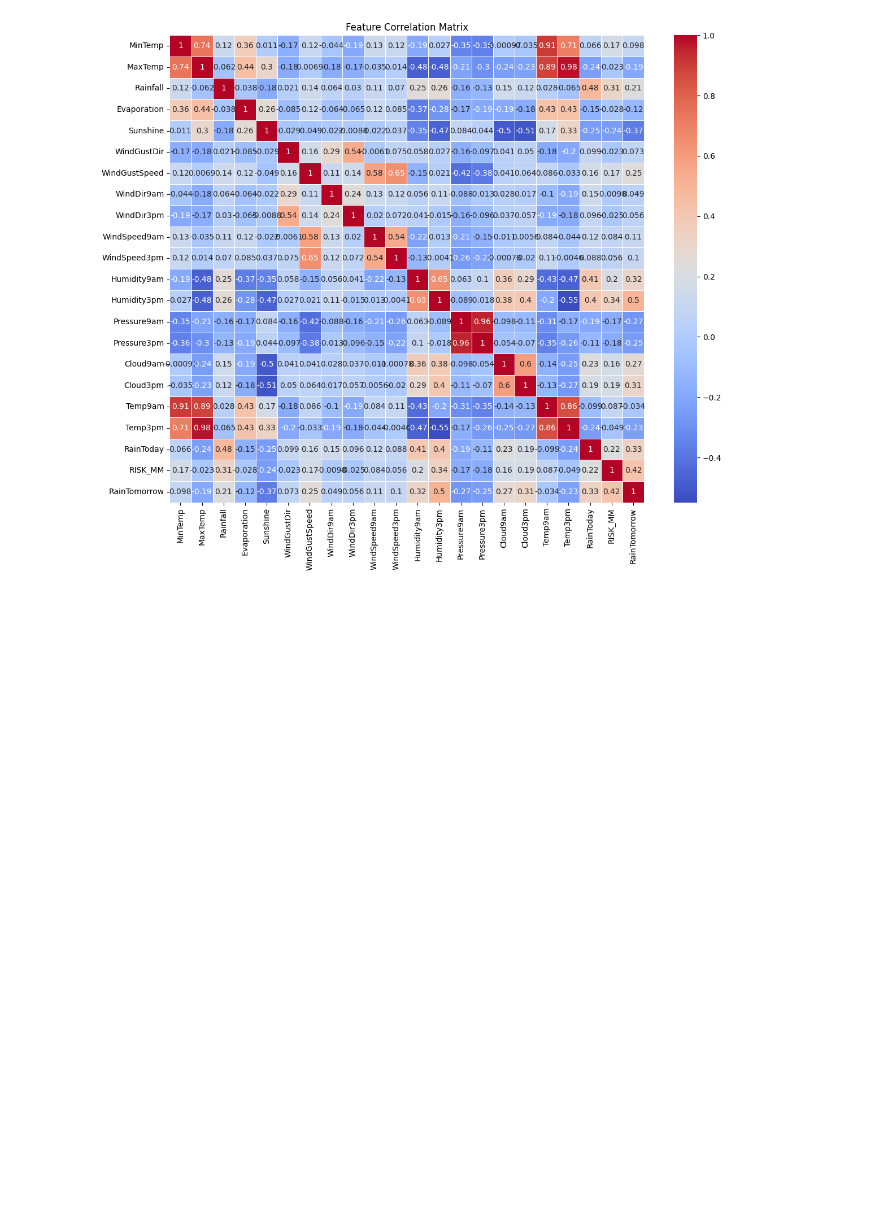
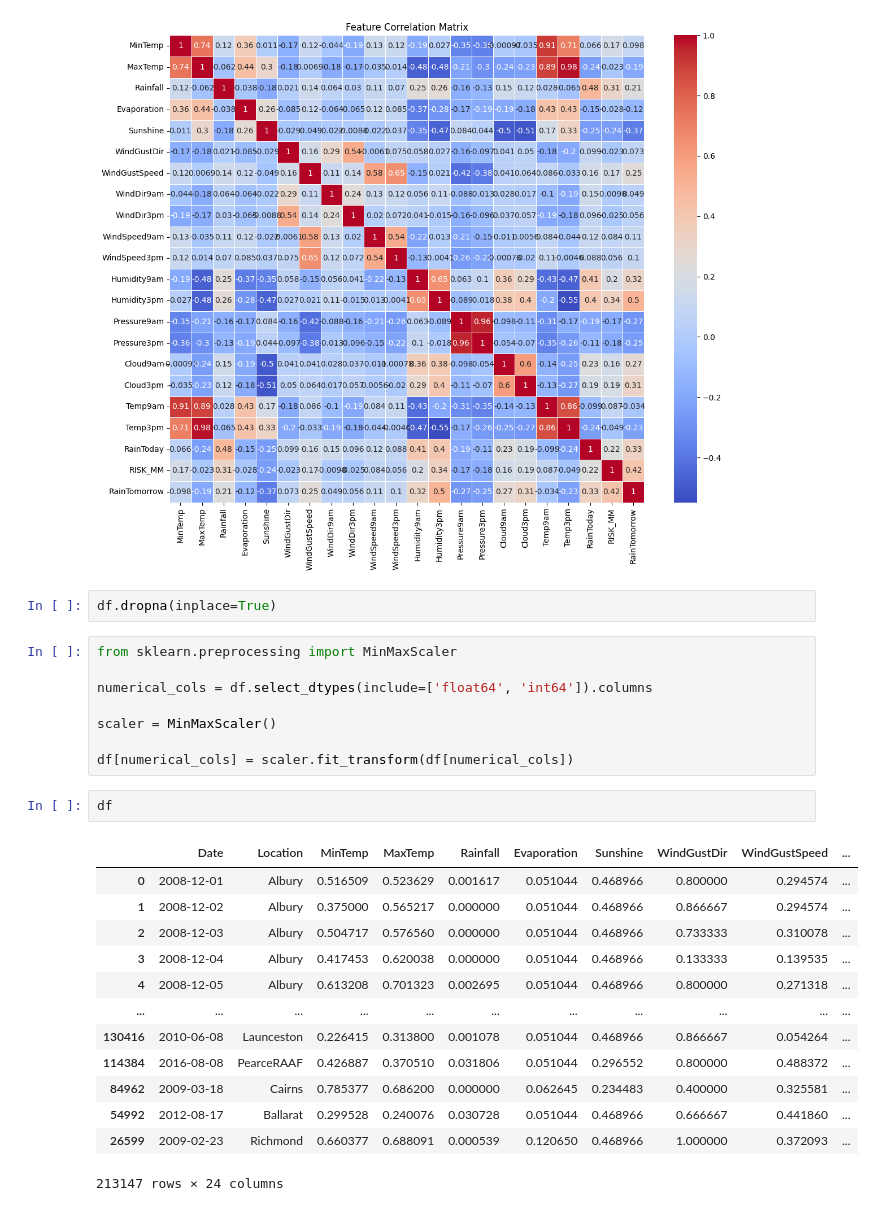
Before and after one commit to bythyag/machine-learning-projects, a Jupyter notebook: rainfall_prediction.ipynb, the cells around one changed output. Cells and saved outputs as stored; diff of their text form; blank space fills up the shorter version.

```diff
--- a/rainfall_prediction.ipynb
+++ b/rainfall_prediction.ipynb
@@ -392,3 +412,29 @@ plt.tight_layout()
 plt.show()
 # %% [output]
 [figure]
+# %%
+df.dropna(inplace=True)
+# %%
+from sklearn.preprocessing import MinMaxScaler
+
+numerical_cols = df.select_dtypes(include=['float64', 'int64']).columns
+
+scaler = MinMaxScaler()
+
+df[numerical_cols] = scaler.fit_transform(df[numerical_cols])
+# %%
+df
+# %% [output]
+|  | Date | Location | MinTemp | MaxTemp | Rainfall | Evaporation | Sunshine | WindGustDir | WindGustSpeed | ... |
+| 0 | 2008-12-01 | Albury | 0.516509 | 0.523629 | 0.001617 | 0.051044 | 0.468966 | 0.800000 | 0.294574 | ... |
+| 1 | 2008-12-02 | Albury | 0.375000 | 0.565217 | 0.000000 | 0.051044 | 0.468966 | 0.866667 | 0.294574 | ... |
+| 2 | 2008-12-03 | Albury | 0.504717 | 0.576560 | 0.000000 | 0.051044 | 0.468966 | 0.733333 | 0.310078 | ... |
+| 3 | 2008-12-04 | Albury | 0.417453 | 0.620038 | 0.000000 | 0.051044 | 0.468966 | 0.133333 | 0.139535 | ... |
+| 4 | 2008-12-05 | Albury | 0.613208 | 0.701323 | 0.002695 | 0.051044 | 0.468966 | 0.800000 | 0.271318 | ... |
+| ... | ... | ... | ... | ... | ... | ... | ... | ... | ... | ... |
+| 130416 | 2010-06-08 | Launceston | 0.226415 | 0.313800 | 0.001078 | 0.051044 | 0.468966 | 0.866667 | 0.054264 | ... |
+| 114384 | 2016-08-08 | PearceRAAF | 0.426887 | 0.370510 | 0.031806 | 0.051044 | 0.296552 | 0.800000 | 0.488372 | ... |
+| 84962 | 2009-03-18 | Cairns | 0.785377 | 0.686200 | 0.000000 | 0.062645 | 0.234483 | 0.400000 | 0.325581 | ... |
+| 54992 | 2012-08-17 | Ballarat | 0.299528 | 0.240076 | 0.030728 | 0.051044 | 0.468966 | 0.666667 | 0.441860 | ... |
+| 26599 | 2009-02-23 | Richmond | 0.660377 | 0.688091 | 0.000539 | 0.120650 | 0.468966 | 1.000000 | 0.372093 | ... |
+213147 rows × 24 columns
```
Also changed, not shown: parts of 6 cells of this notebook.
